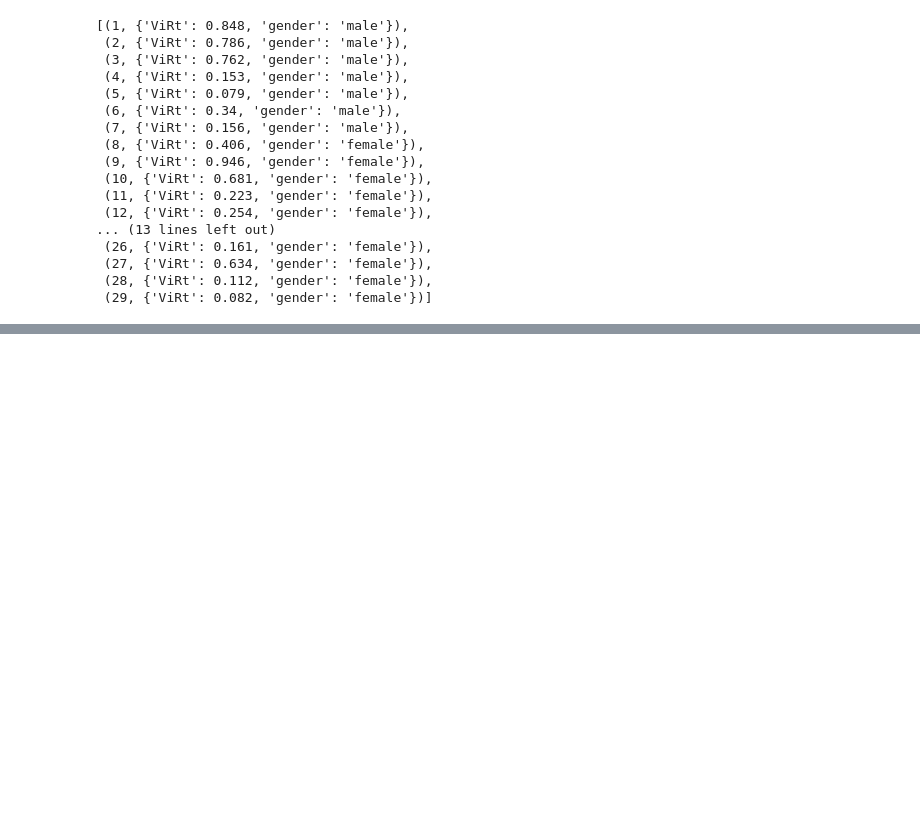
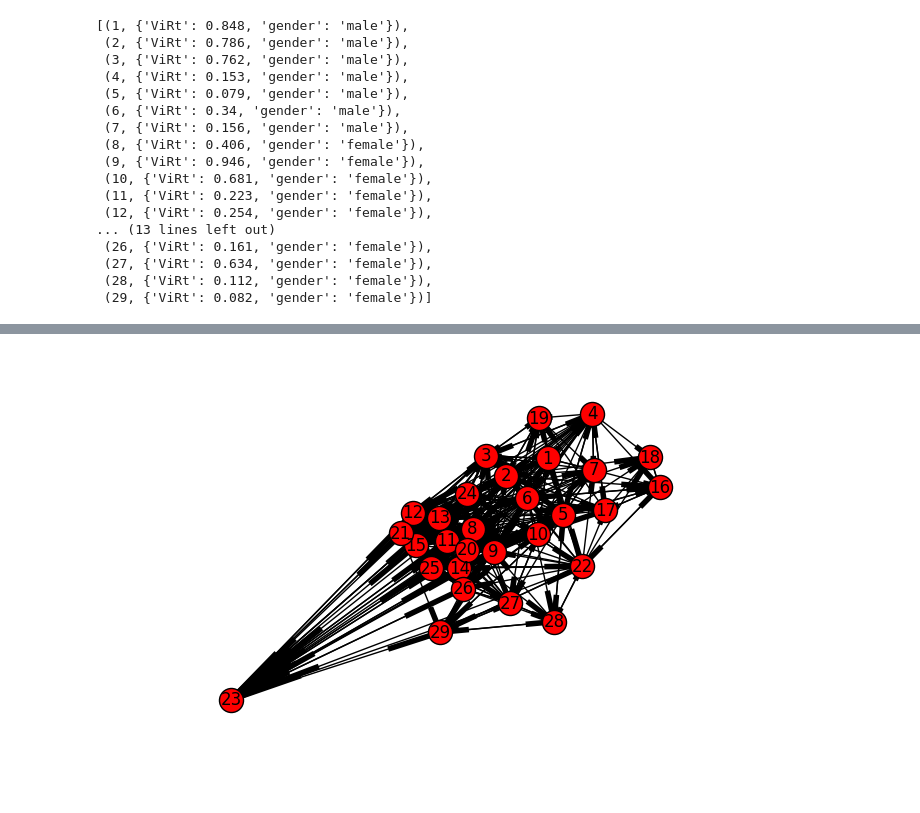
Before and after one commit to SubhankarGhosh/NetworkX, a Jupyter notebook: Paper.ipynb, the cells around one changed output, grey strips where cells are left out. Saved outputs shown, nothing was run; the diff lists cells and outputs as text; code cells hidden in the pictures; blank space fills up the shorter version.

```diff
--- a/Paper.ipynb
+++ b/Paper.ipynb
@@ -170,0 +198,4 @@ G.nodes(data=True)
+# %%
+nx.draw(G, with_labels=True)
+# %% [output]
+[figure, added]
```
Also changed, not shown: parts of 14 cells of this notebook, 2 other files.
